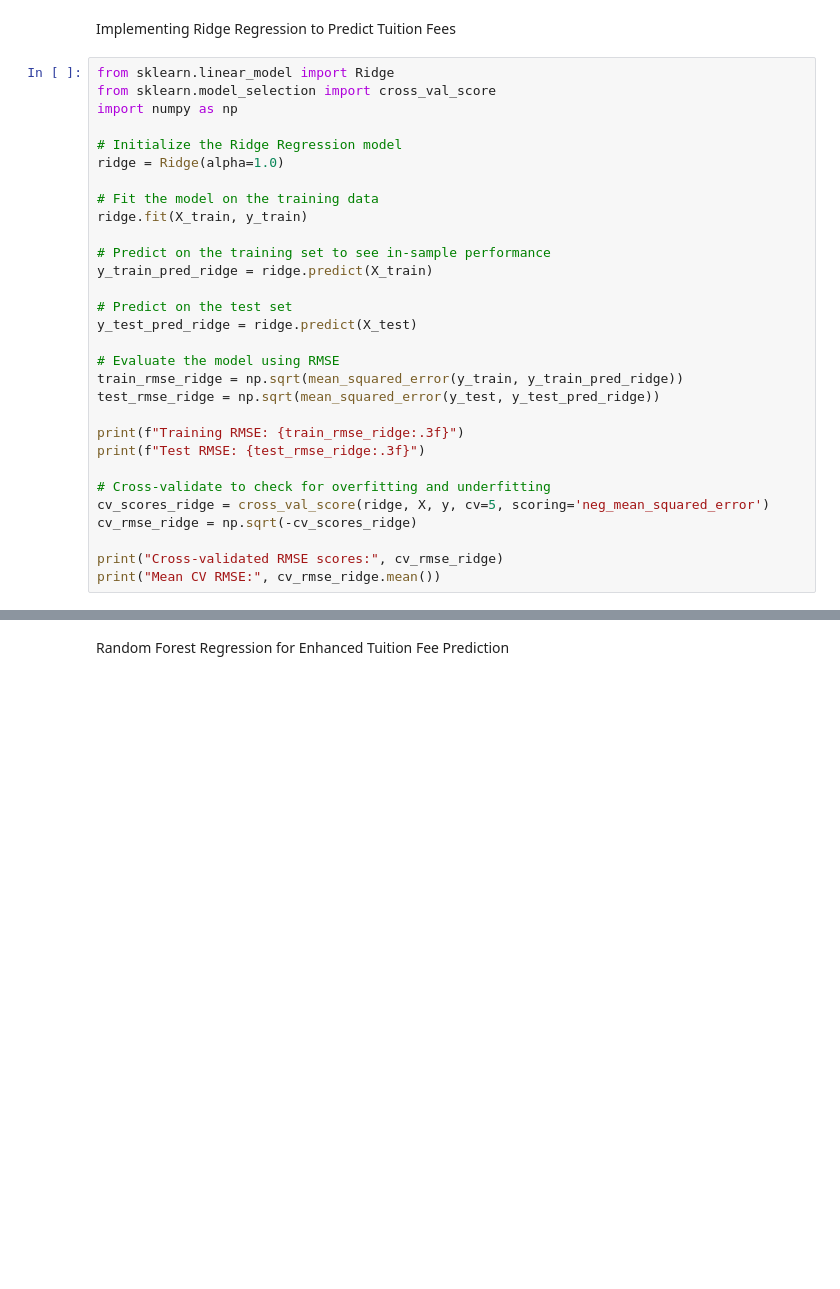
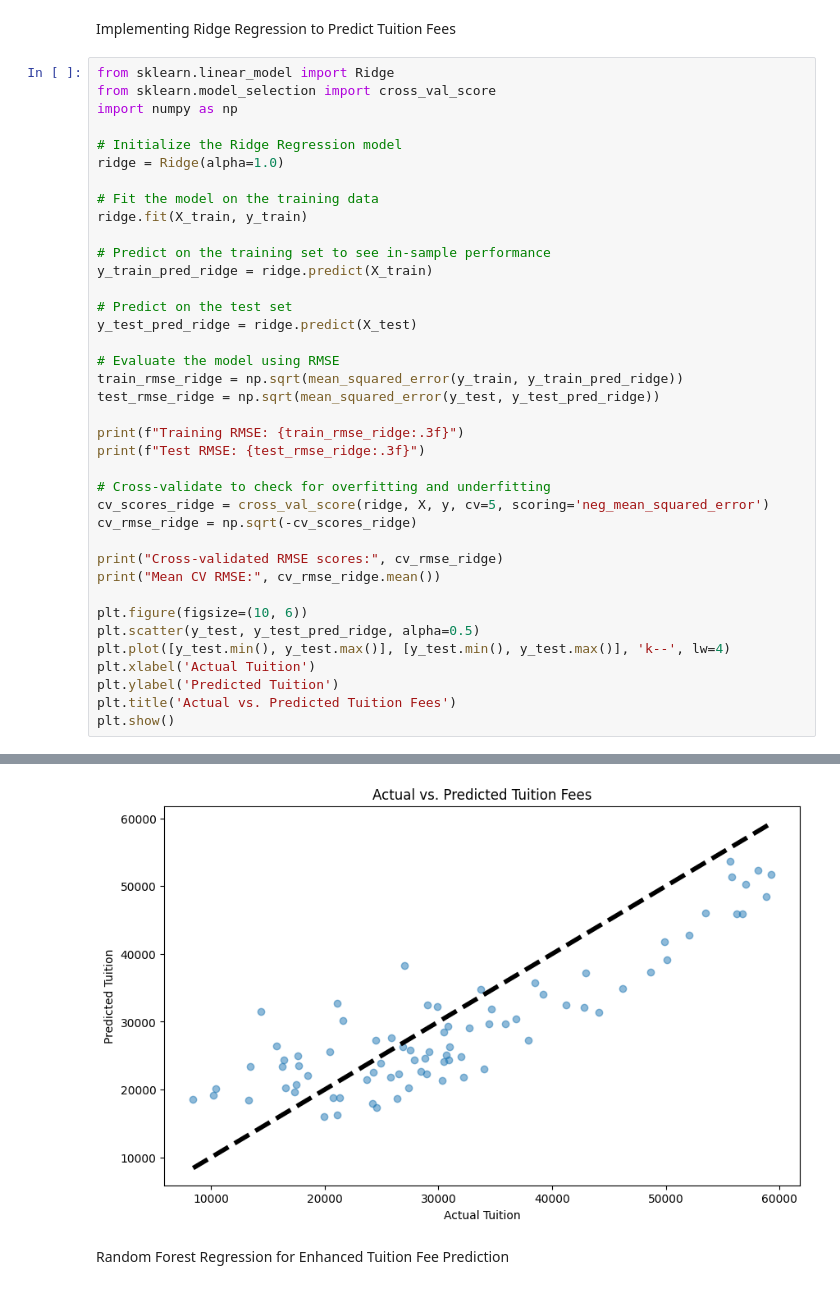
Before and after one commit to VarunBondugula/StatisticalLearning-PredictionModel, a Jupyter notebook: Final Project.ipynb, the cells around one changed output, grey strips where cells are left out. Cells and saved outputs as stored; diff of their text form; blank space fills up the shorter version.

Commit message:
updated final pred model

```diff
--- a/Final Project.ipynb
+++ b/Final Project.ipynb
@@ -238,33 +256,42 @@ import numpy as np
 # Initialize the Ridge Regression model
 ridge = Ridge(alpha=1.0)
 
 # Fit the model on the training data
 ridge.fit(X_train, y_train)
 
 # Predict on the training set to see in-sample performance
 y_train_pred_ridge = ridge.predict(X_train)
 
 # Predict on the test set
 y_test_pred_ridge = ridge.predict(X_test)
 
 # Evaluate the model using RMSE
 train_rmse_ridge = np.sqrt(mean_squared_error(y_train, y_train_pred_ridge))
 test_rmse_ridge = np.sqrt(mean_squared_error(y_test, y_test_pred_ridge))
 
 print(f"Training RMSE: {train_rmse_ridge:.3f}")
 print(f"Test RMSE: {test_rmse_ridge:.3f}")
 
 # Cross-validate to check for overfitting and underfitting
 cv_scores_ridge = cross_val_score(ridge, X, y, cv=5, scoring='neg_mean_squared_error')
 cv_rmse_ridge = np.sqrt(-cv_scores_ridge)
 
 print("Cross-validated RMSE scores:", cv_rmse_ridge)
 print("Mean CV RMSE:", cv_rmse_ridge.mean())
+
+plt.figure(figsize=(10, 6))
+plt.scatter(y_test, y_test_pred_ridge, alpha=0.5)
+plt.plot([y_test.min(), y_test.max()], [y_test.min(), y_test.max()], 'k--', lw=4)
+plt.xlabel('Actual Tuition')
+plt.ylabel('Predicted Tuition')
+plt.title('Actual vs. Predicted Tuition Fees')
+plt.show()
 # %% [output]
 Training RMSE: 8157.777
 Test RMSE: 7159.067
 Cross-validated RMSE scores: [8103.86696731 8404.64052489 7525.90128589 8792.02942359 8048.79396331]
 Mean CV RMSE: 8175.046432996986
+[figure, added]
 # %% [markdown]
 Random Forest Regression for Enhanced Tuition Fee Prediction
 # %%
```
Also changed, not shown: parts of 5 cells of this notebook.
